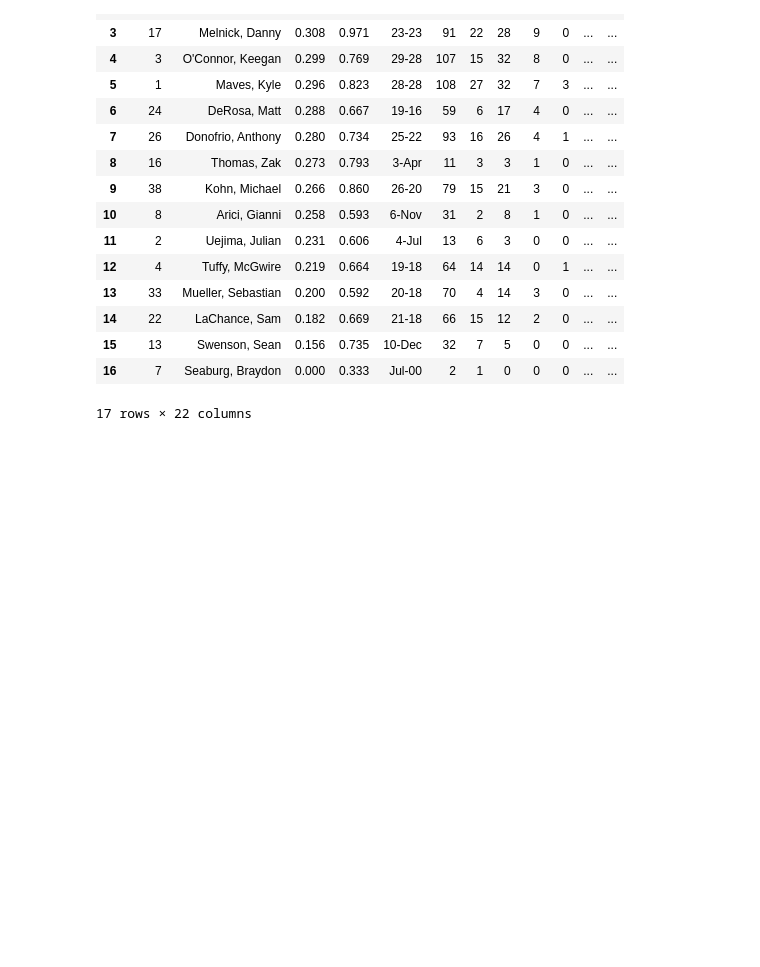
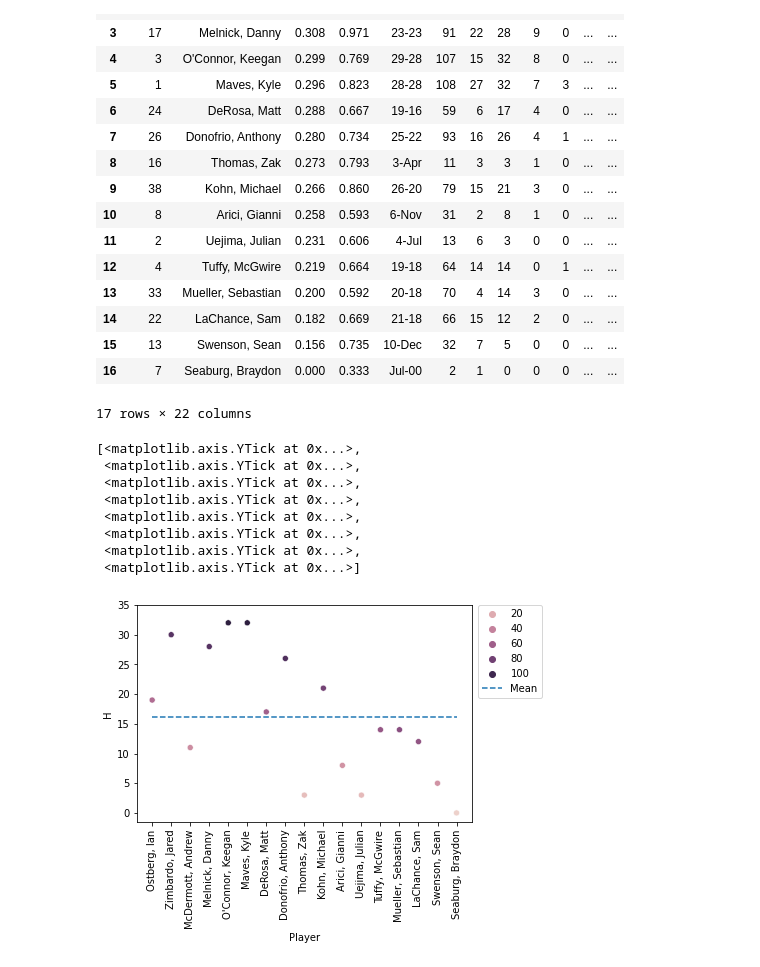
Before and after one commit to MicahlDeRosa/Baseball_stats, a Jupyter notebook: updated.ipynb, the cells around one changed output. Saved outputs shown, nothing was run; the diff lists cells and outputs as text; code cells hidden in the pictures; blank space fills up the shorter version.

Commit message:
creating some plots with the new data

```diff
--- a/updated.ipynb
+++ b/updated.ipynb
@@ -27,3 +28,25 @@ team
 | 15 | 13 | Swenson, Sean | 0.156 | 0.735 | 10-Dec | 32 | 7 | 5 | 0 | 0 | ... | ... |
 | 16 | 7 | Seaburg, Braydon | 0.000 | 0.333 | Jul-00 | 2 | 1 | 0 | 0 | 0 | ... | ... |
 17 rows × 22 columns
+# %%
+#calculating mean of hits
+y_mean = team['H'].mean()
+
+#Making a scatter plot to show H(Hits)
+model_1 = sb.scatterplot(data=team, x = "Player", y ='H', hue='AB')
+
+#ploting mean a line
+mean_line = sb.lineplot(x='Player', y=y_mean, data=team, label='Mean', linestyle='--')
+plt.legend(bbox_to_anchor=(1.02, 1), loc='upper left', borderaxespad=0)
+model_1.set_xticklabels(team['Player'], rotation=90 )
+model_1.set_yticks(range(0,40,5))
+# %% [output]
+[<matplotlib.axis.YTick at 0x...>,
+ <matplotlib.axis.YTick at 0x...>,
+ <matplotlib.axis.YTick at 0x...>,
+ <matplotlib.axis.YTick at 0x...>,
+ <matplotlib.axis.YTick at 0x...>,
+ <matplotlib.axis.YTick at 0x...>,
+ <matplotlib.axis.YTick at 0x...>,
+ <matplotlib.axis.YTick at 0x...>]
+[figure, added]
```
Also changed, not shown: parts of 1 cell of this notebook, 1 other file.
